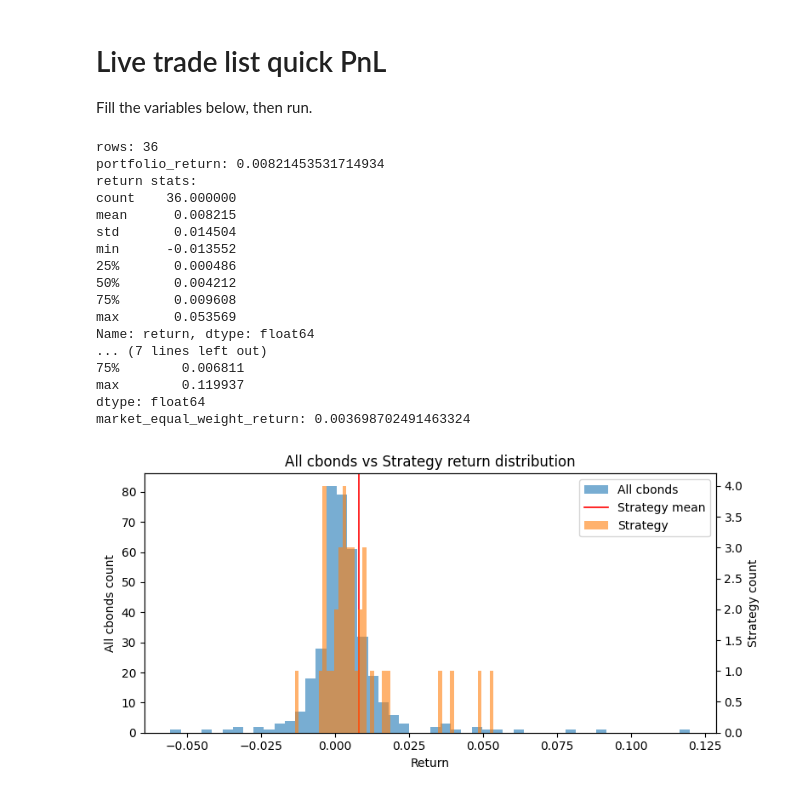
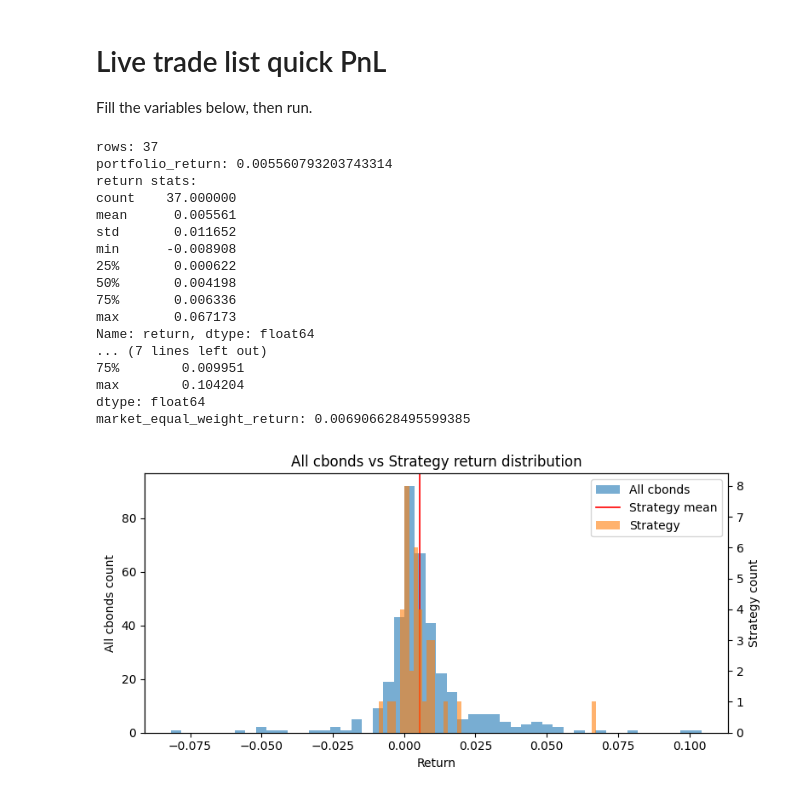
Before and after one commit to gwc0207/CBOND_DAY, a Jupyter notebook: notebooks/live_trade_pnl.ipynb, the cells around one changed output. Cells and saved outputs as stored; diff of their text form; code cells hidden in the pictures.

```diff
--- a/notebooks/live_trade_pnl.ipynb
+++ b/notebooks/live_trade_pnl.ipynb
@@ -8,7 +8,7 @@ import pandas as pd
 import matplotlib.pyplot as plt
 
 # ---- settings ----
-trade_day = '2026-02-05'  # trade_list date
+trade_day = '2026-02-09'  # trade_list date
 signal_name = 'combo_default'
 batch_id = 'Live'
 results_root = Path('D:/cbond_daily/results')
@@ -70,47 +70,47 @@ all_sell = apply_bps(all_df[sell_twap_col], cost_bps, 'sell')
 all_returns = (all_sell - all_buy) / all_buy
 
 print('all cbonds return stats:')
 print(all_returns.describe())
 
 # equal-weight market return (all tradable)
 if len(all_returns) > 0:
     market_eq_ret = float(all_returns.mean())
     print('market_equal_weight_return:', market_eq_ret)
 
 # histogram
 fig, ax = plt.subplots(figsize=(8, 4))
 ax2 = ax.twinx()
 ax.hist(all_returns.dropna(), bins=50, alpha=0.6, label='All cbonds')
 ax2.hist(merged['return'].dropna(), bins=50, alpha=0.6, color='tab:orange', label='Strategy')
 ax.axvline(merged['return'].mean(), color='red', linewidth=1.2, label='Strategy mean')
 ax.set_title('All cbonds vs Strategy return distribution')
 ax.set_xlabel('Return')
 ax.set_ylabel('All cbonds count')
 ax2.set_ylabel('Strategy count')
 lines, labels = ax.get_legend_handles_labels()
 lines2, labels2 = ax2.get_legend_handles_labels()
 ax.legend(lines + lines2, labels + labels2, loc='best')
 fig.tight_layout()
 plt.show()
 # %% [output]
-rows: 36
-portfolio_return: 0.00821453531714934
+rows: 37
+portfolio_return: 0.005560793203743314
 return stats:
-count    36.000000
-mean      0.008215
-std       0.014504
-min      -0.013552
-25%       0.000486
-50%       0.004212
-75%       0.009608
-max       0.053569
+count    37.000000
+mean      0.005561
+std       0.011652
+min      -0.008908
+25%       0.000622
+50%       0.004198
+75%       0.006336
+max       0.067173
 Name: return, dtype: float64
 ... (7 lines left out)
-75%        0.006811
-max        0.119937
+75%        0.009951
+max        0.104204
 dtype: float64
-market_equal_weight_return: 0.003698702491463324
+market_equal_weight_return: 0.006906628495599385
-[figure, old version]
+[figure, new version]
 # %%
 merged
 # %% [output]
```
Also changed, not shown: parts of 1 cell of this notebook, 15 other files.
